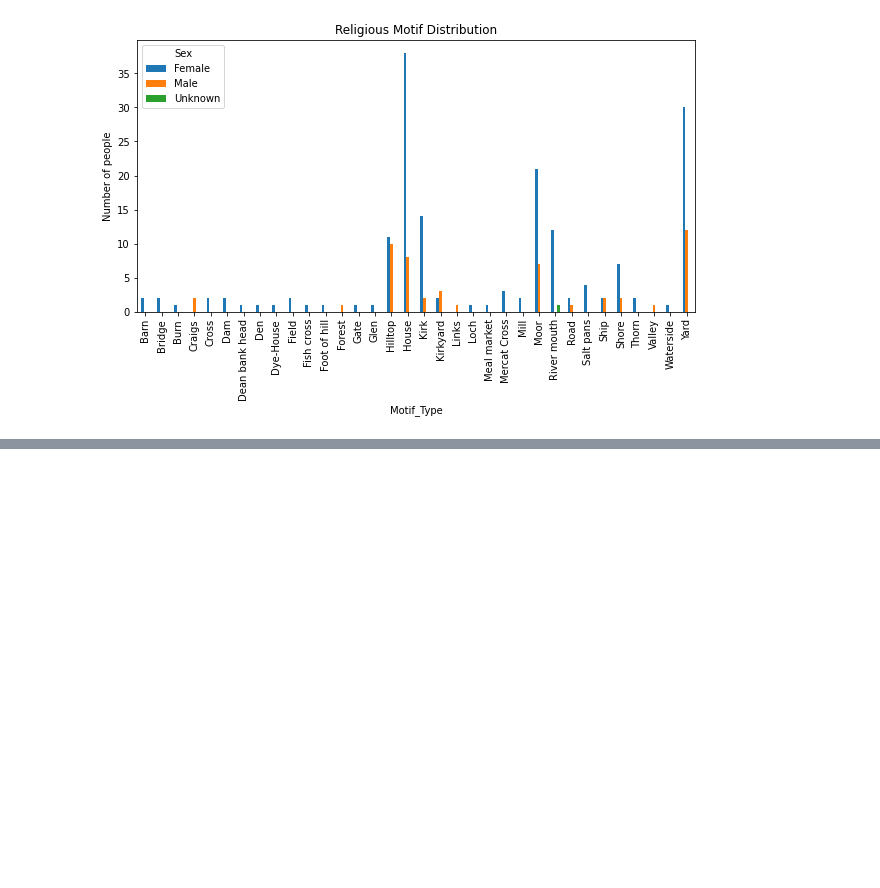
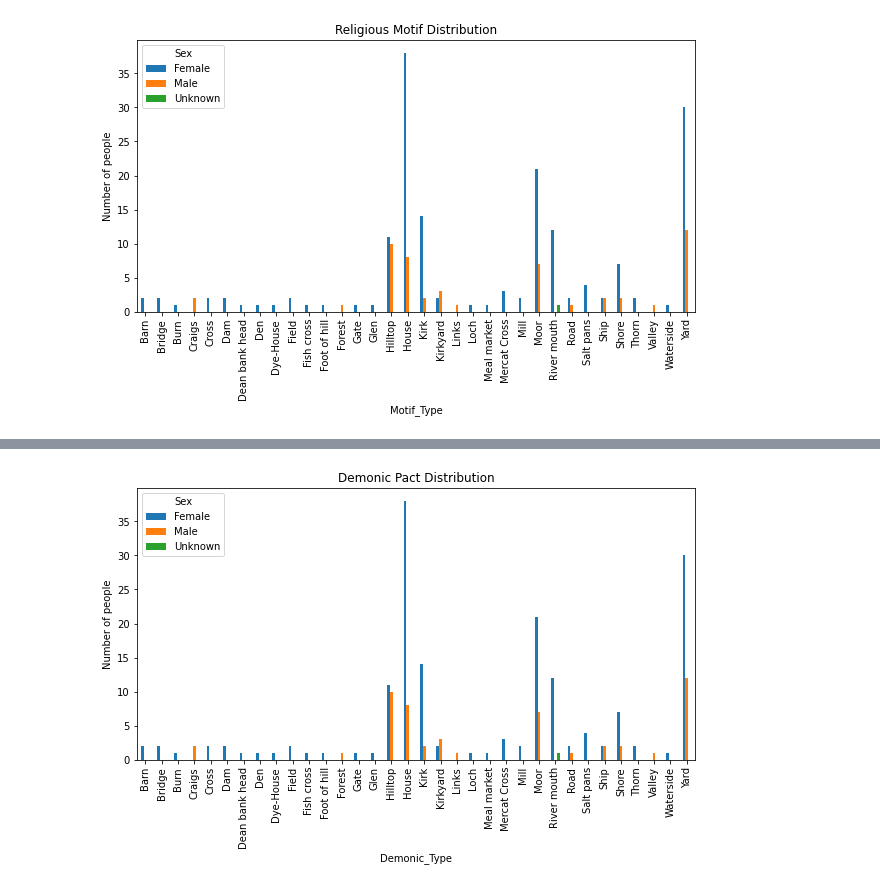
Before and after one commit to Baezhi/DS4_Group-14, a Jupyter notebook: analysis.ipynb, the cells around one changed output, grey strips where cells are left out. Drawn from its saved outputs; the diff is of its cells as text; code cells hidden in the pictures; blank space fills up the shorter version.

Commit message:
Update analysis.ipynb
demonic pact graph

```diff
--- a/analysis.ipynb
+++ b/analysis.ipynb
@@ -277,0 +293,3 @@ ritualObjects_D = ritualObjects_accuseds.merge(demonicPacts,left_on="CaseRef",ri
+# %%
+ritualObjects_D_1 = ritualObjects_D.drop_duplicates(subset=['CaseRef', 'DemonicRef'], keep='first')
+ritualObjects_D_1
@@ -277,0 +310,17 @@ ritualObjects_D = ritualObjects_accuseds.merge(demonicPacts,left_on="CaseRef",ri
+# %%
+#Res_settlement without unknown & sex without unknown
+pact_1 = ritualObjects_D_1[['Demonic_Type','Sex']]
+#meeting_sex = ritualObjects_M_1.loc[(ritualObjects_M_1['MeetingPlace_Place'] != 'Unknown') & (accuseds['Sex']!='Unknown')]
+pact_1=pd.crosstab(pact_1['Demonic_Type'],pact_1['Sex'])
+lmn = meeting_g.plot(kind='bar')
+plt.yticks(size = 13)
+plt.xticks(size = 13)
+plt.yticks(size = 10)
+plt.xticks(size = 10)
+plt.xlabel('Demonic_Type',size = 10)
+plt.ylabel('Number of people',size = 10)
+plt.rcParams['figure.figsize'] = (10.0, 5.0)
+lmn.set_title('Demonic Pact Distribution')
+plt.show()
+# %% [output]
+[figure, added]
```
Also changed, not shown: parts of 2 cells of this notebook.
